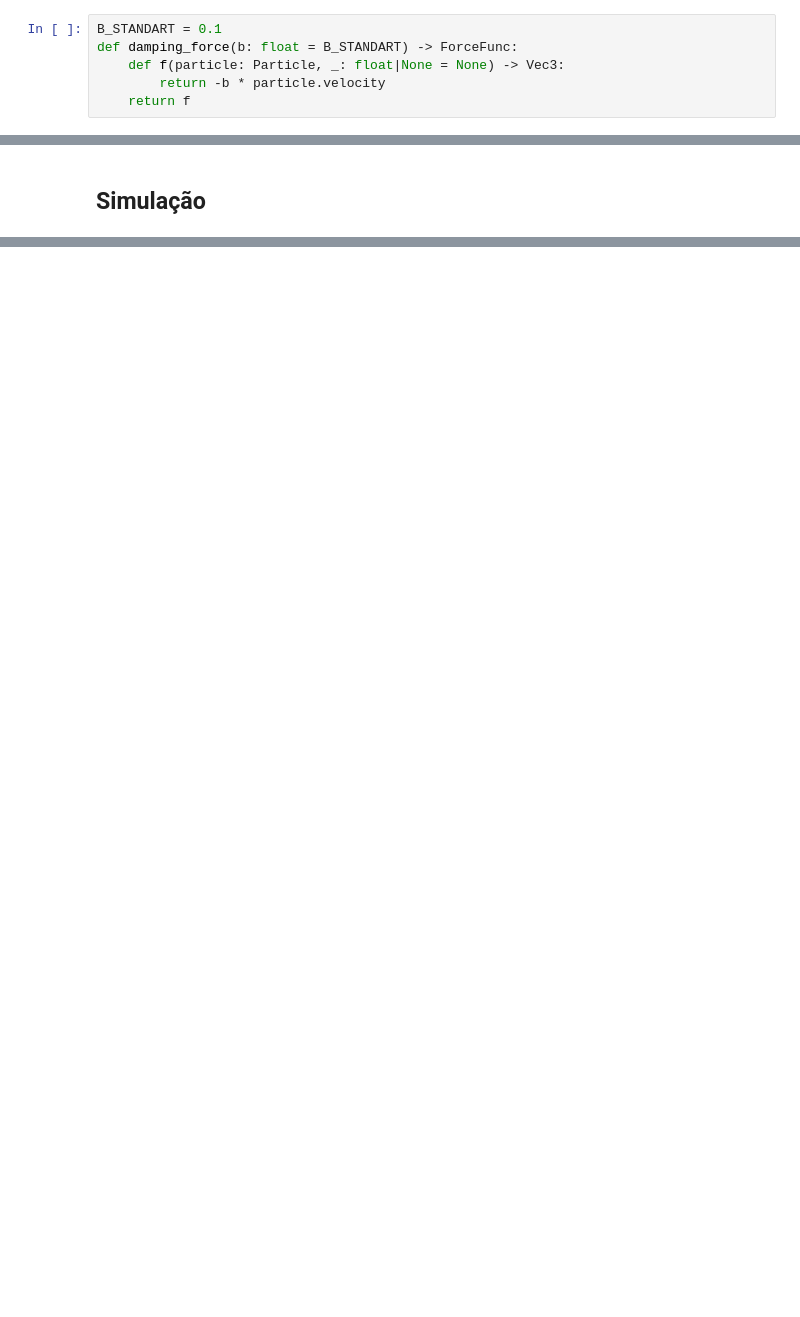
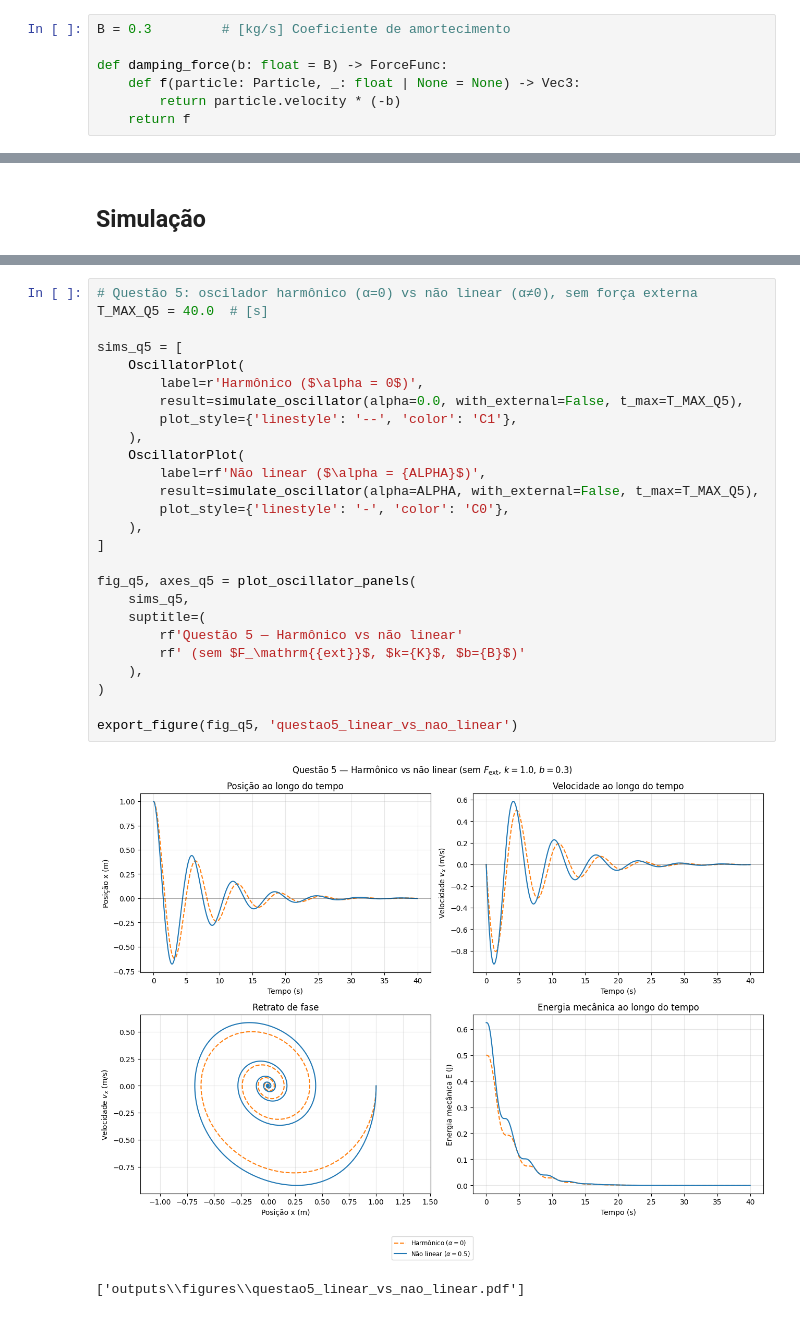
Before and after one commit to Lucas-GBP/mecanica-geral, a Jupyter notebook: src/secondProject.ipynb, the cells around one changed output, grey strips where cells are left out. Cells and saved outputs as stored; diff of their text form; blank space fills up the shorter version.

```diff
--- a/src/secondProject.ipynb
+++ b/src/secondProject.ipynb
@@ -24,7 +38,8 @@ def non_linear_restoring_force(k: float = K_STANDART, alpha: float = ALPHA_STAND
 # %%
-B_STANDART = 0.1
-def damping_force(b: float = B_STANDART) -> ForceFunc:
-    def f(particle: Particle, _: float|None = None) -> Vec3:
-        return -b * particle.velocity
+B = 0.3         # [kg/s] Coeficiente de amortecimento
+
+def damping_force(b: float = B) -> ForceFunc:
+    def f(particle: Particle, _: float | None = None) -> Vec3:
+        return particle.velocity * (-b)
     return f
 # %% [markdown]
@@ -44,0 +576,29 @@ def external_periodic_force(f_o: Vec3|None = None, omega: float = OMEGA_STANDART
+# %%
+# Questão 5: oscilador harmônico (α=0) vs não linear (α≠0), sem força externa
+T_MAX_Q5 = 40.0  # [s]
+
+sims_q5 = [
+    OscillatorPlot(
+        label=r'Harmônico ($\alpha = 0$)',
+        result=simulate_oscillator(alpha=0.0, with_external=False, t_max=T_MAX_Q5),
+        plot_style={'linestyle': '--', 'color': 'C1'},
+    ),
+    OscillatorPlot(
+        label=rf'Não linear ($\alpha = {ALPHA}$)',
+        result=simulate_oscillator(alpha=ALPHA, with_external=False, t_max=T_MAX_Q5),
+        plot_style={'linestyle': '-', 'color': 'C0'},
+    ),
+]
+
+fig_q5, axes_q5 = plot_oscillator_panels(
+    sims_q5,
+    suptitle=(
+        rf'Questão 5 — Harmônico vs não linear'
+        rf' (sem $F_\mathrm{{ext}}$, $k={K}$, $b={B}$)'
+    ),
+)
+
+export_figure(fig_q5, 'questao5_linear_vs_nao_linear')
+# %% [output]
+[figure, added]
+['outputs\\figures\\questao5_linear_vs_nao_linear.pdf']
```
Also changed, not shown: parts of 35 cells of this notebook, 30 other files.
